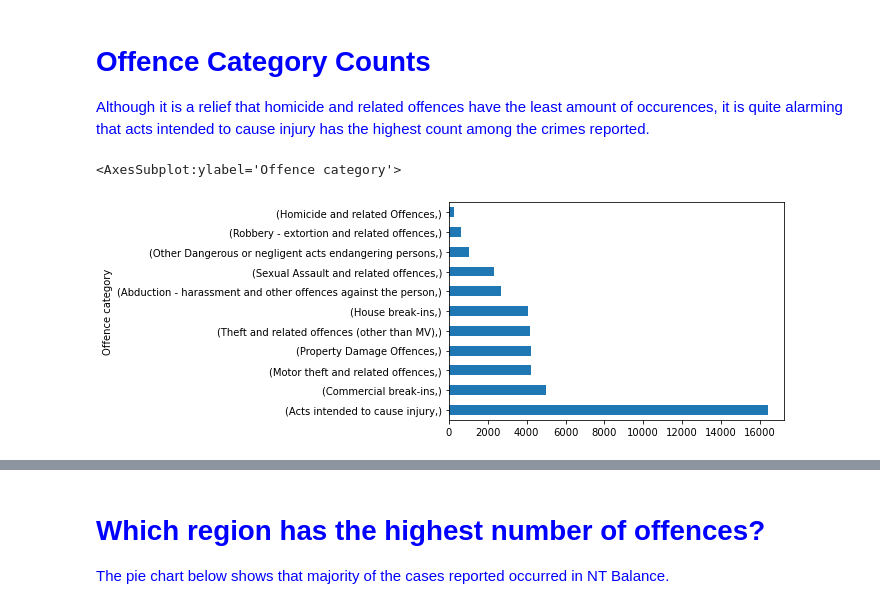
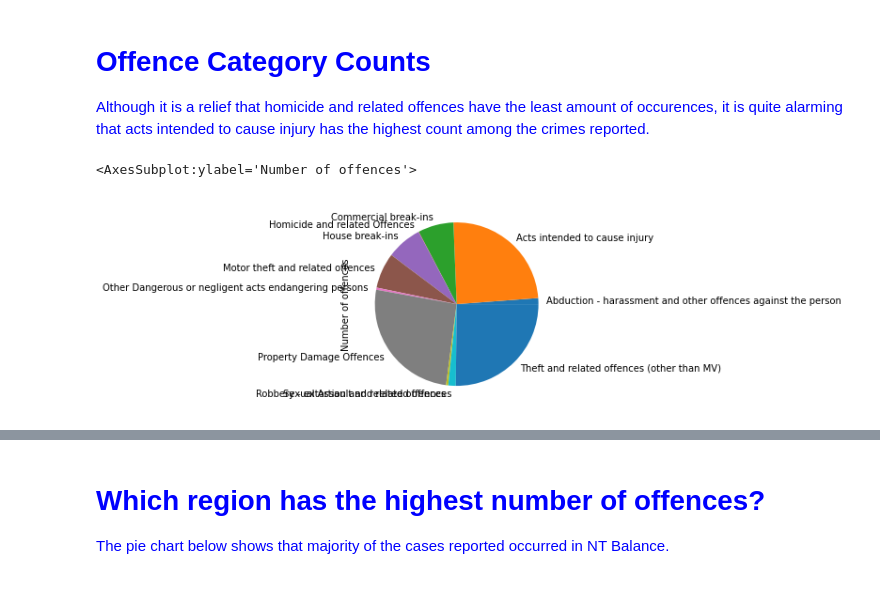
Before and after one commit to ShantiRoseCodes/solo_project, a Jupyter notebook: Domestic Violence.ipynb, the cells around one changed output, grey strips where cells are left out. Cells and saved outputs as stored; diff of their text form; code cells hidden in the pictures.

```diff
--- a/Domestic Violence.ipynb
+++ b/Domestic Violence.ipynb
@@ -163,8 +149,8 @@ dtype: int64
 <h1 style="color:blue">Offence Category Counts</h1>
 
 <span style="color:blue"> Although it is a relief that homicide and related offences have the least amount of occurences, it is quite alarming that acts intended to cause injury has the highest count among the crimes reported.</span>
-# %%
-dv_df[['Offence category']].value_counts().plot(kind='barh')
-# %% [output]
-<AxesSubplot:ylabel='Offence category'>
-[figure, removed]
+# %%
+dv_df.groupby('Offence category')['Number of offences'].sum().plot(kind = 'pie')
+# %% [output]
+<AxesSubplot:ylabel='Number of offences'>
+[figure, added]
```
Also changed, not shown: parts of 25 cells of this notebook, 1 other file.
